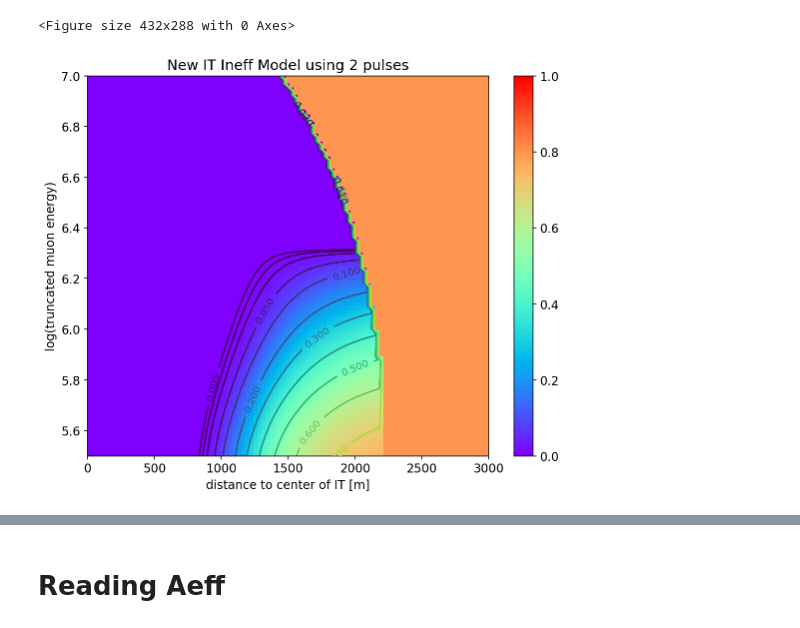
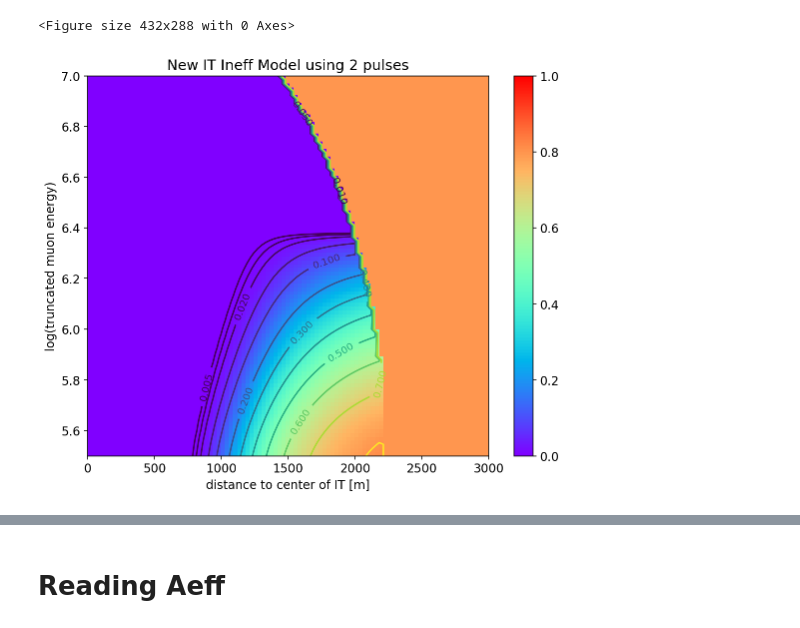
Before and after one commit to Leotrinos/IceCube-PeV-cutoff-analysis-jupyter-notebooks, a Jupyter notebook: ana-3-2-Asimov-test-New-HESE.ipynb, the cells around one changed output, grey strips where cells are left out. Saved outputs shown, nothing was run; the diff lists cells and outputs as text; code cells hidden in the pictures.

```diff
--- a/ana-3-2-Asimov-test-New-HESE.ipynb
+++ b/ana-3-2-Asimov-test-New-HESE.ipynb
@@ -35,40 +35,39 @@ fig_dir = '/Users/yang/Desktop/IceCube/Codes/my_proj/analysis_1_downgoing_neutri
 data_dir = '/Users/yang/Desktop/IceCube/Codes/my_proj/analysis_1_downgoing_neutrino/data/'
 # %%
 # OLD and NEW ineff model parameters
-params = np.loadtxt('/Users/yang/Desktop/IceCube/Codes/my_proj/analysis_1_downgoing_neutrino/1_distribution_plots/IT_model.txt')
+params = np.loadtxt('/Users/yang/Desktop/IceCube/Codes/my_proj/analysis_1_downgoing_neutrino/1_distribution_plots/IT_model_robust_2.txt')
+
 def ineff_model_new(dist,E): # E: log10 of energy!!!
 
     a = params[0] * (E - params[1])**2 + params[2]
     b = params[3] * (E - params[4])**2 + params[5]
 
-#     val = a * 1 / (1+np.exp(-(dist/2000-b)/c))
-    val = a * np.exp(-b/(dist/2000)**(4.7))
+    val = a * np.exp(-b/(dist/2000)**(4.2)) # 2 pulse robust
 
     val[val < 1e-5] = 1e-5 # This is arbitrary!
 
     # low stat cut
-
     val[E > 5.47+2*np.sqrt(1 - ((dist-20)/2210)**2) ]=0.8
     val[dist > 2210] = 0.8
     return val
 
 xt = np.linspace(0.001,3000,100) # dist
 yt = np.linspace(5.5,7,100)  # E
 xg,yg = np.meshgrid(xt,yt)
 zg = ineff_model_new(xg,yg)
 
 plt.figure(figsize=(9,7))
 plt.pcolormesh(xg,yg,zg,cmap='rainbow',shading='flat')
 plt.colorbar()
 plt.clim(0,1) # colorbar limit
 CS=plt.contour(xg,yg,zg,levels=[0.005,0.01,0.02,0.05,0.1,0.2,0.3,0.4,0.5,0.6,0.7,0.8])
 plt.clabel(CS,inline=1,fmt='%1.3f',fontsize=10)
 plt.xlabel('distance to center of IT [m]')
 plt.ylabel('log(truncated muon energy)')
 plt.xlim(0,3000)
 plt.ylim(5.5,7)
 plt.title('New IT Ineff Model using 2 pulses')
 plt.show()
 # %% [output]
-[figure, old version]
+[figure, new version]
 # %%
```
Also changed, not shown: parts of 57 cells of this notebook, 16 other files.
